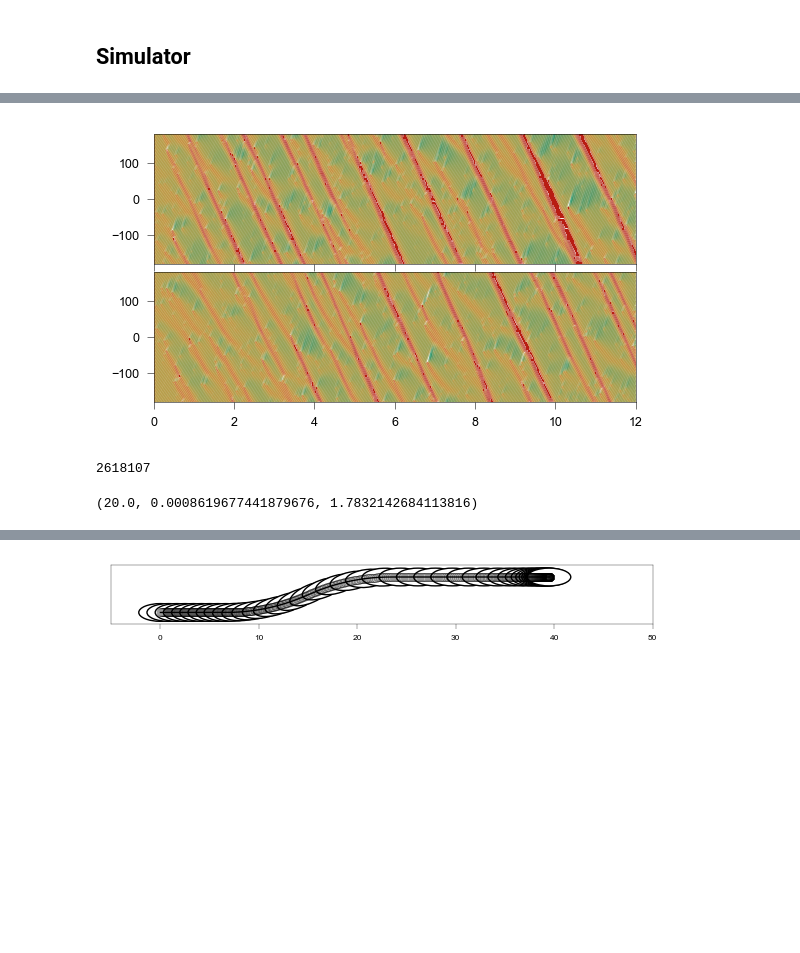
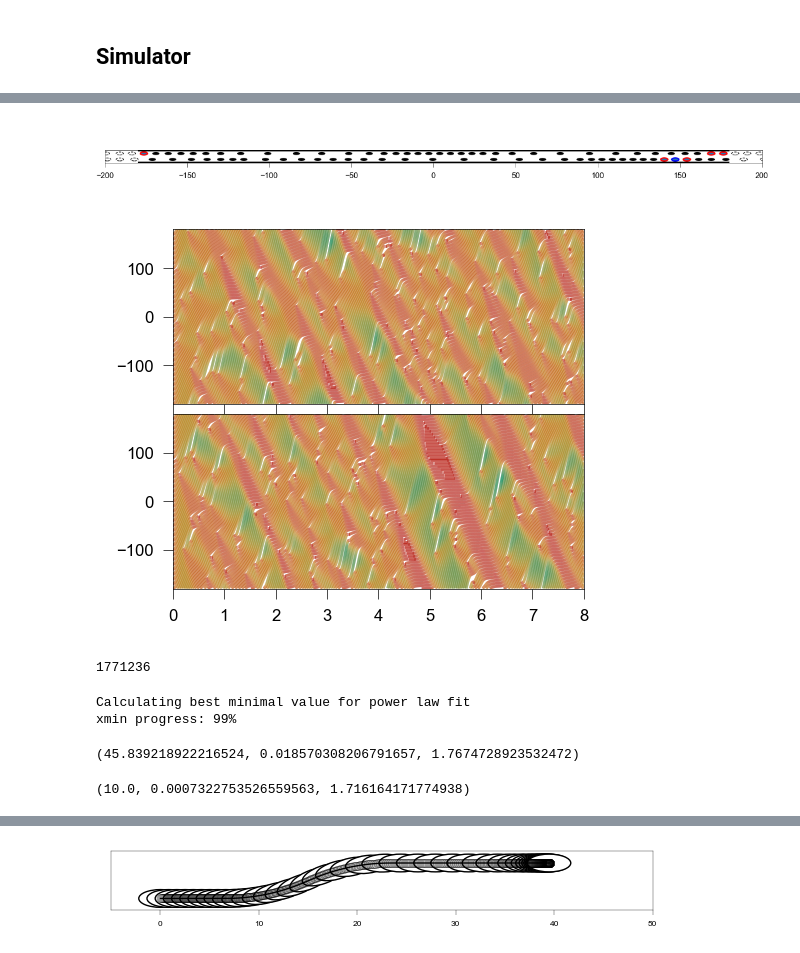
Before and after one commit to EPFL-ENAC/LUTS-pneuma-simulator, a Jupyter notebook: notebooks/simulator.ipynb, the cells around one changed output, grey strips where cells are left out. Cells and saved outputs as stored; diff of their text form; code cells hidden in the pictures; blank space fills up the shorter version.

```diff
--- a/notebooks/simulator.ipynb
+++ b/notebooks/simulator.ipynb
@@ -1111,8 +1111,10 @@ def infront(e_i, pos_i, pos_j):
         e_i_j = r_i_j / s_i_j
     return front, e_i_j, s_i_j
 # %%
-def ov(x: float | NDArray[np.floating], lam: float, v0: float, s0: float) -> float | NDArray[np.floating]:
-    y = np.maximum(0.0, v0 - v0 * np.exp((-lam / v0) * (x - s0)))
-    return y
+def ov(
+    s: float | NDArray[np.floating], v: float | NDArray[np.floating], lam: float, v0: float, s0: float, T: float
+) -> float | NDArray[np.floating]:
+    x = v0 * (1 - np.exp((-lam / v0) * (s - s0 + T * v)))
+    return x
 # %%
 # ---- Braking duration distribution ----
@@ -1442,6 +1399,38 @@ fig.tight_layout(pad=0)
+# %%
+%matplotlib widget
+fig, ax = plt.subplots(figsize=(18 * cm, 2 * cm), dpi=150)
+setattr(fig.canvas, "header_visible", False)
+ax.set_aspect("equal")
+for sample in samples:
+    sample.styles = {"ec": "none", "fc": "k", "fill": True, "lw": 0.6}
+    sample.draw(ax)
+for image in images:
+    image.styles = {"ec": "k", "fill": False, "lw": 0.5, "ls": "--"}
+    image.draw(ax)
+for agent in agents:
+    if agent.ID==13:
+        agent.styles = {"ec": "b", "fill": True, "lw": 1, "ls": "-"}
+        agent.draw(ax)
+        neighbors = neighborhood(agent, agents)
+        for neighbor in neighbors:
+            neighbor.styles = {"ec": "r", "fill": True, "lw": 1, "ls": "-"}
+            neighbor.draw(ax)
+ax.hlines(
+    [-W, W],
+    xmin=-L / 2,
+    xmax=L / 2,
+    color="k",
+    ls="-",
+    lw=1,
+)
+ax.set_yticks([])
+ax.set_xlim(-200, 200)
+fig.tight_layout(pad=0)
+# %% [output]
+[figure, added]
 # %%
 %matplotlib inline
-fig, axes = plt.subplots(2, 1, sharex=True, figsize=(9 * cm, 5 * cm), dpi=150)
+fig, axes = plt.subplots(2, 1, sharex=True, figsize=(6 * cm, 5 * cm), dpi=200)
 setattr(fig.canvas, "header_visible", False)
 
 lanes = [1, -1]
@@ -1496,46 +1485,48 @@ for lane_idx, lane_sign in enumerate(lanes):
                         cmap=cmap,
                         norm=norm,
                         lw=1,
                         zorder=2,
                         clip_on=True,
                     )
                 start = i + 1
         # -------------------------------------------------
 
     ax.set_xlim(0, len(l_agents)*params.dt/60)
     ax.set_xlim(0,12)
     ax.set_ylim(-L / 2, L / 2)
     # --------- PERIODIC TILTED LINE (sampled) ----------
     line = []
     prev = None
     for t in range(0, len(l_agents), step):
         x = (l_x0[lane_idx] + v_line * t + L / 2) % L - L / 2
         if prev is not None and abs(x - prev) > 0.5 * L:
             line.append(np.nan)
         line.append(x)
         prev = x
 
     t_axis = np.arange(len(line)) * step * params.dt / 60
     #ax.plot(t_axis, line, c=l_c[lane_idx], lw=.1,ls='-')
 
     ax.set_xlim(0, len(l_agents) / step)
-    ax.set_xlim(0,12)
+    ax.set_xlim(0,8)
     ax.set_ylim(-L / 2, L / 2)
 plt.tight_layout(pad=0)
-plt.savefig(f"./output/sketches/nasch_{seed}_{tau_c}_{p}_{n_cars}.pdf",
-format="pdf",
-transparent=True,
-bbox_inches="tight",
-pad_inches=0.1,)
+save = True
+if save:
+    plt.savefig(f"./output/sketches/nasch_INM_{seed}_{tau_a}_{T_a}_{p}_{n_cars}.pdf",
+    format="pdf",
+    transparent=True,
+    bbox_inches="tight",
+    pad_inches=0.1,)
 plt.show()
 # %% [output]
-[figure, old version]
+[figure, new version]
 # %%
 speeds = []
 gaps = []
 l_ttc = []
-for t in range(COUNT - 1):
-    if t > 1000:
+for t in range(COUNT - 1):  # 19000):
+    if t > 2000:
         gaps.append(l_agents[t][0]["gap"])
         speeds.append(l_agents[t][0]["speed"])
         ttc = l_agents[t][0]["ttc"]
@@ -1547,7 +1538,7 @@ l_ttc = array(l_ttc)
 ttc_data = array(l_ttc).astype(float)
 len(ttc_data)
 # %% [output]
-2618107
+1771236
 # %%
 import powerlaw
 from powerlaw import pdf, power_law_ks_distance
@@ -1554,11 +1547,15 @@ from powerlaw import pdf, power_law_ks_distance
 # %%
-# results = powerlaw.Fit(ttc_data[::10])
-# results.xmin, results.sigma, results.alpha
+results = powerlaw.Fit(ttc_data[::200])
+results.xmin, results.sigma, results.alpha
+# %% [output]
+Calculating best minimal value for power law fit
+xmin progress: 99%
+(45.839218922216524, 0.018570308206791657, 1.7674728923532472)
 # %%
-results = powerlaw.Fit(ttc_data, xmin=20)
+results = powerlaw.Fit(ttc_data, xmin=10)  # results.xmin)
 results.xmin, results.sigma, results.alpha
 # %% [output]
-(20.0, 0.0008619677441879676, 1.7832142684113816)
+(10.0, 0.0007322753526559563, 1.716164171774938)
 # %%
 ks = power_law_ks_distance(ttc_data, results.alpha, results.xmin)
 ks
```
Also changed, not shown: parts of 13 cells of this notebook.
